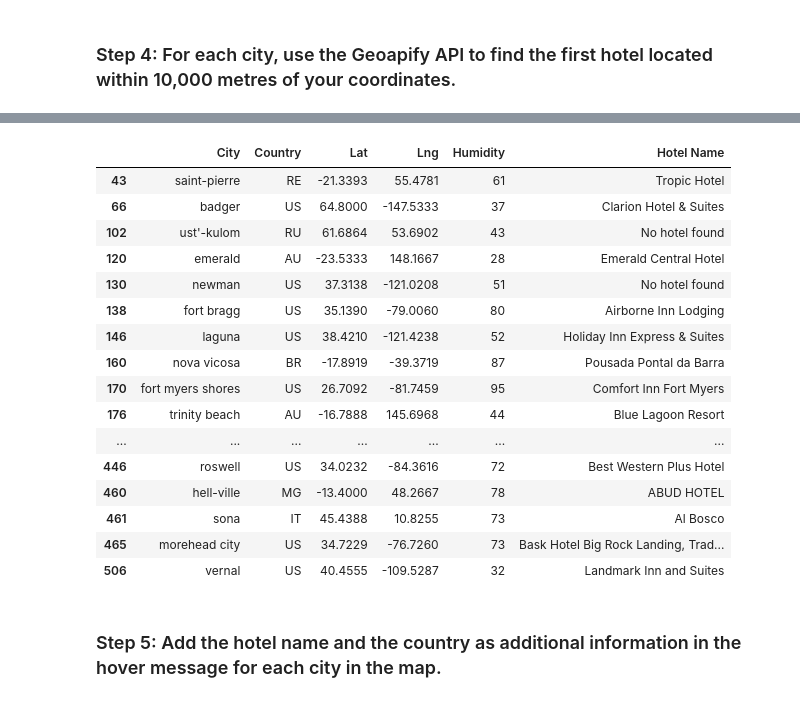
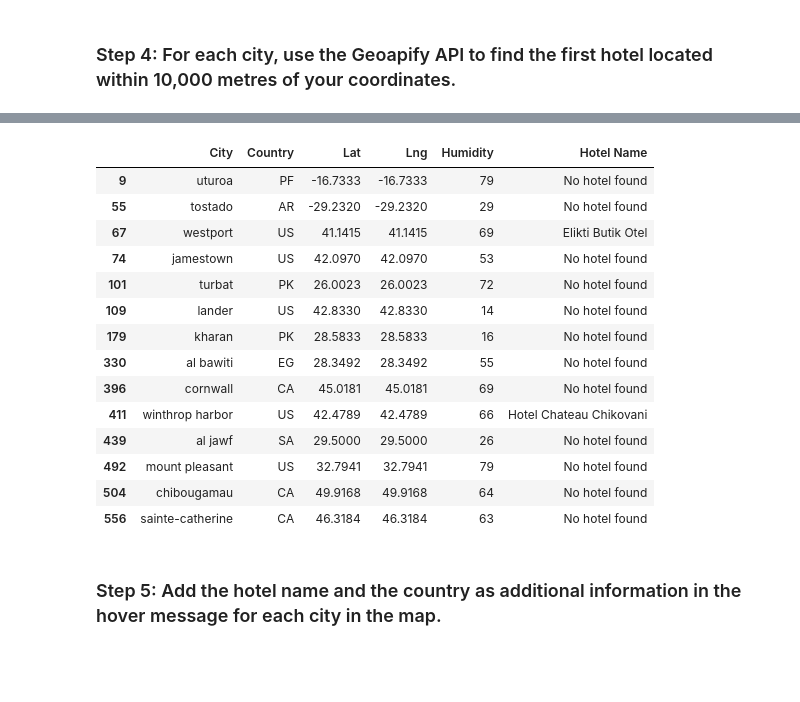
Before and after one commit to Feda2020/python-api-challenge, a Jupyter notebook: WeatherPy/VacationPy.ipynb, the cells around one changed output, grey strips where cells are left out. Cells and saved outputs as stored; diff of their text form; code cells hidden in the pictures; blank space fills up the shorter version.

```diff
--- a/WeatherPy/VacationPy.ipynb
+++ b/WeatherPy/VacationPy.ipynb
@@ -42,12 +51,13 @@ city_data_df.head()
 ### Step 2: Narrow down the `city_data_df` DataFrame to find your ideal weather condition
 # %%
 # Narrow down cities that fit criteria and drop any results with null values
-# YOUR CODE HERE
+ideal_weather_df = city_data_df.loc[((city_data_df["Max Temp"] <= 27.0) & (city_data_df["Max Temp"] >= 20.0))\
+                                 & (city_data_df["Cloudiness"] == 0) & (city_data_df["Wind Speed"] <= 4.5),:]
 
 # Drop any rows with null values
-# YOUR CODE HERE
+ideal_weather_df = ideal_weather_df.dropna(how="any")
 
 # Display sample data
-# YOUR CODE HERE
+ideal_weather_df
 # %% [output]
 |  | City_ID | City | Lat | Lng | Max Temp | Humidity | Cloudiness | Wind Speed | Country | Date |
@@ -71,12 +79,12 @@ city_data_df.head()
 ### Step 3: Create a new DataFrame called `hotel_df`.
 # %%
 # Use the Pandas copy function to create DataFrame called hotel_df to store the city, country, coordinates, and humidity
-# YOUR CODE HERE
+hotel_df = ideal_weather_df[["City", "Country", "Lat", "Lng", "Humidity"]].copy()
 
 # Add an empty column, "Hotel Name," to the DataFrame so you can store the hotel found using the Geoapify API
-# YOUR CODE HERE
+hotel_df["Hotel Name"] = ""
 
 # Display sample data
-# YOUR CODE HERE
+hotel_df.head()
 # %% [output]
 |  | City | Country | Lat | Lng | Humidity | Hotel Name |
@@ -100,9 +97,11 @@ city_data_df.head()
 ### Step 4: For each city, use the Geoapify API to find the first hotel located within 10,000 metres of your coordinates.
 # %%
 # Set parameters to search for a hotel
-radius = # YOUR CODE HERE
+radius = 10000
 params = {
-    # YOUR CODE HERE
+    "apiKey":geoapify_key,
+    "limit":20,
+    "categories":"accommodation.hotel"
 }
 
 # Print a message to follow up the hotel search
@@ -111,20 +110,21 @@ print("Starting hotel search")
 # Iterate through the hotel_df DataFrame
 for index, row in hotel_df.iterrows():
     # get latitude, longitude from the DataFrame
-    # YOUR CODE HERE
+    latitude = row["Lat"]
+    longitude = row["Lng"]
 
     # Add the current city's latitude and longitude to the params dictionary
-    params["filter"] = # YOUR CODE HERE
-    params["bias"] = # YOUR CODE HERE
+    params["filter"] = f"circle:{longitude},{latitude},{radius}"
+    params["bias"] = f"proximity:{longitude},{latitude}"
 
     # Set base URL
     base_url = "https://api.geoapify.com/v2/places"
 
     # Make and API request using the params dictionary
-    name_address = # YOUR CODE HERE
+    name_address = requests.get(base_url, params=params)
 
     # Convert the API response to JSON format
-    name_address = # YOUR CODE HERE
+    name_address = name_address.json()
 
     # Grab the first hotel from the results and store the name in the hotel_df DataFrame
     try:
@@ -159,19 +157,17 @@ vernal - nearest hotel: Landmark Inn and Suites
 |  | City | Country | Lat | Lng | Humidity | Hotel Name |
-| 43 | saint-pierre | RE | -21.3393 | 55.4781 | 61 | Tropic Hotel |
-| 66 | badger | US | 64.8000 | -147.5333 | 37 | Clarion Hotel & Suites |
-| 102 | ust'-kulom | RU | 61.6864 | 53.6902 | 43 | No hotel found |
-| 120 | emerald | AU | -23.5333 | 148.1667 | 28 | Emerald Central Hotel |
-| 130 | newman | US | 37.3138 | -121.0208 | 51 | No hotel found |
-| 138 | fort bragg | US | 35.1390 | -79.0060 | 80 | Airborne Inn Lodging |
-| 146 | laguna | US | 38.4210 | -121.4238 | 52 | Holiday Inn Express & Suites |
-| 160 | nova vicosa | BR | -17.8919 | -39.3719 | 87 | Pousada Pontal da Barra |
-| 170 | fort myers shores | US | 26.7092 | -81.7459 | 95 | Comfort Inn Fort Myers |
-| 176 | trinity beach | AU | -16.7888 | 145.6968 | 44 | Blue Lagoon Resort |
-| ... | ... | ... | ... | ... | ... | ... |
-| 446 | roswell | US | 34.0232 | -84.3616 | 72 | Best Western Plus Hotel |
-| 460 | hell-ville | MG | -13.4000 | 48.2667 | 78 | ABUD HOTEL |
-| 461 | sona | IT | 45.4388 | 10.8255 | 73 | Al Bosco |
-| 465 | morehead city | US | 34.7229 | -76.7260 | 73 | Bask Hotel Big Rock Landing, Trad... |
-| 506 | vernal | US | 40.4555 | -109.5287 | 32 | Landmark Inn and Suites |
+| 9 | uturoa | PF | -16.7333 | -16.7333 | 79 | No hotel found |
+| 55 | tostado | AR | -29.2320 | -29.2320 | 29 | No hotel found |
+| 67 | westport | US | 41.1415 | 41.1415 | 69 | Elikti Butik Otel |
+| 74 | jamestown | US | 42.0970 | 42.0970 | 53 | No hotel found |
+| 101 | turbat | PK | 26.0023 | 26.0023 | 72 | No hotel found |
+| 109 | lander | US | 42.8330 | 42.8330 | 14 | No hotel found |
+| 179 | kharan | PK | 28.5833 | 28.5833 | 16 | No hotel found |
+| 330 | al bawiti | EG | 28.3492 | 28.3492 | 55 | No hotel found |
+| 396 | cornwall | CA | 45.0181 | 45.0181 | 69 | No hotel found |
+| 411 | winthrop harbor | US | 42.4789 | 42.4789 | 66 | Hotel Chateau Chikovani |
+| 439 | al jawf | SA | 29.5000 | 29.5000 | 26 | No hotel found |
+| 492 | mount pleasant | US | 32.7941 | 32.7941 | 79 | No hotel found |
+| 504 | chibougamau | CA | 49.9168 | 49.9168 | 64 | No hotel found |
+| 556 | sainte-catherine | CA | 46.3184 | 46.3184 | 63 | No hotel found |
 # %% [markdown]
 ### Step 5: Add the hotel name and the country as additional information in the hover message for each city in the map.
```
Also changed, not shown: parts of 7 cells of this notebook.
